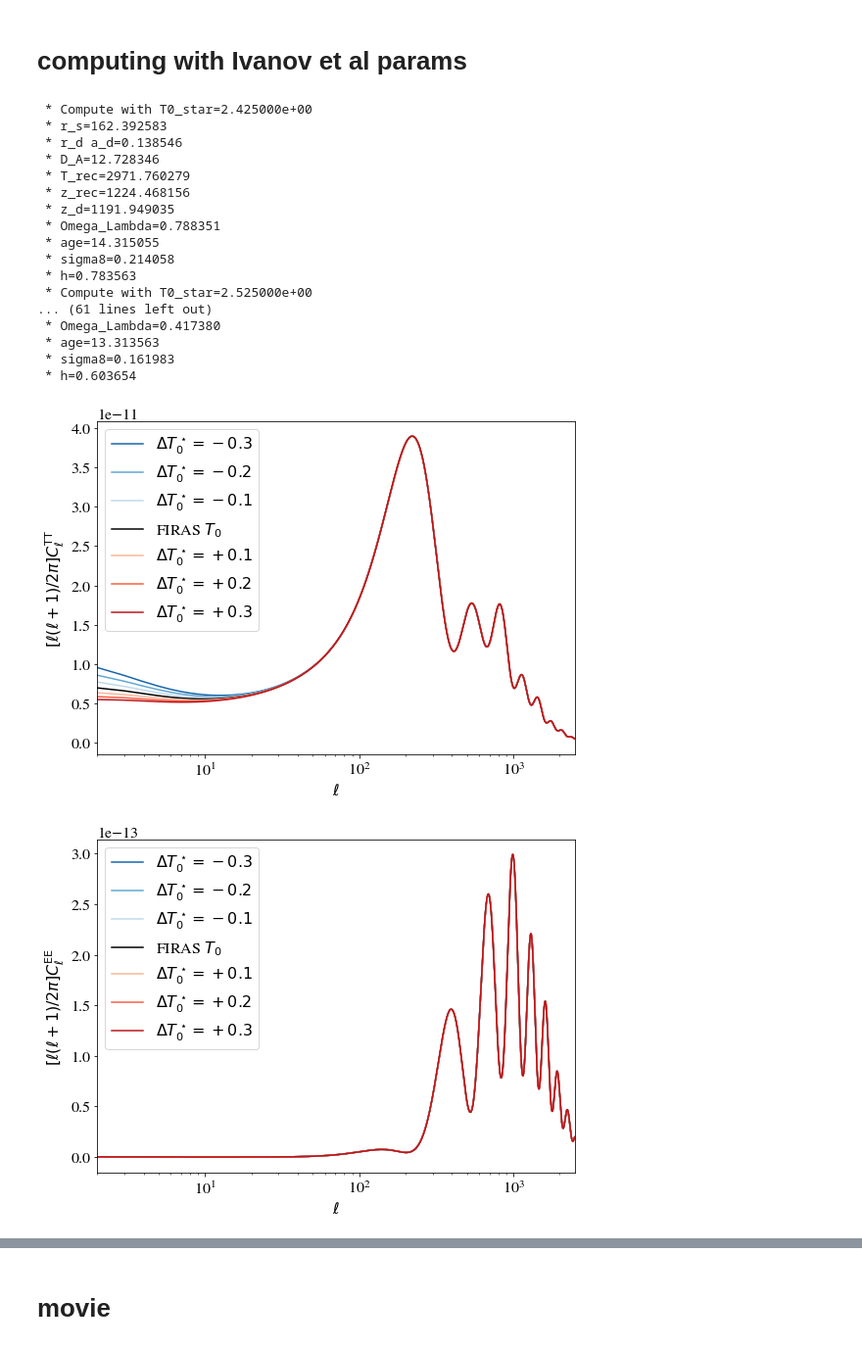
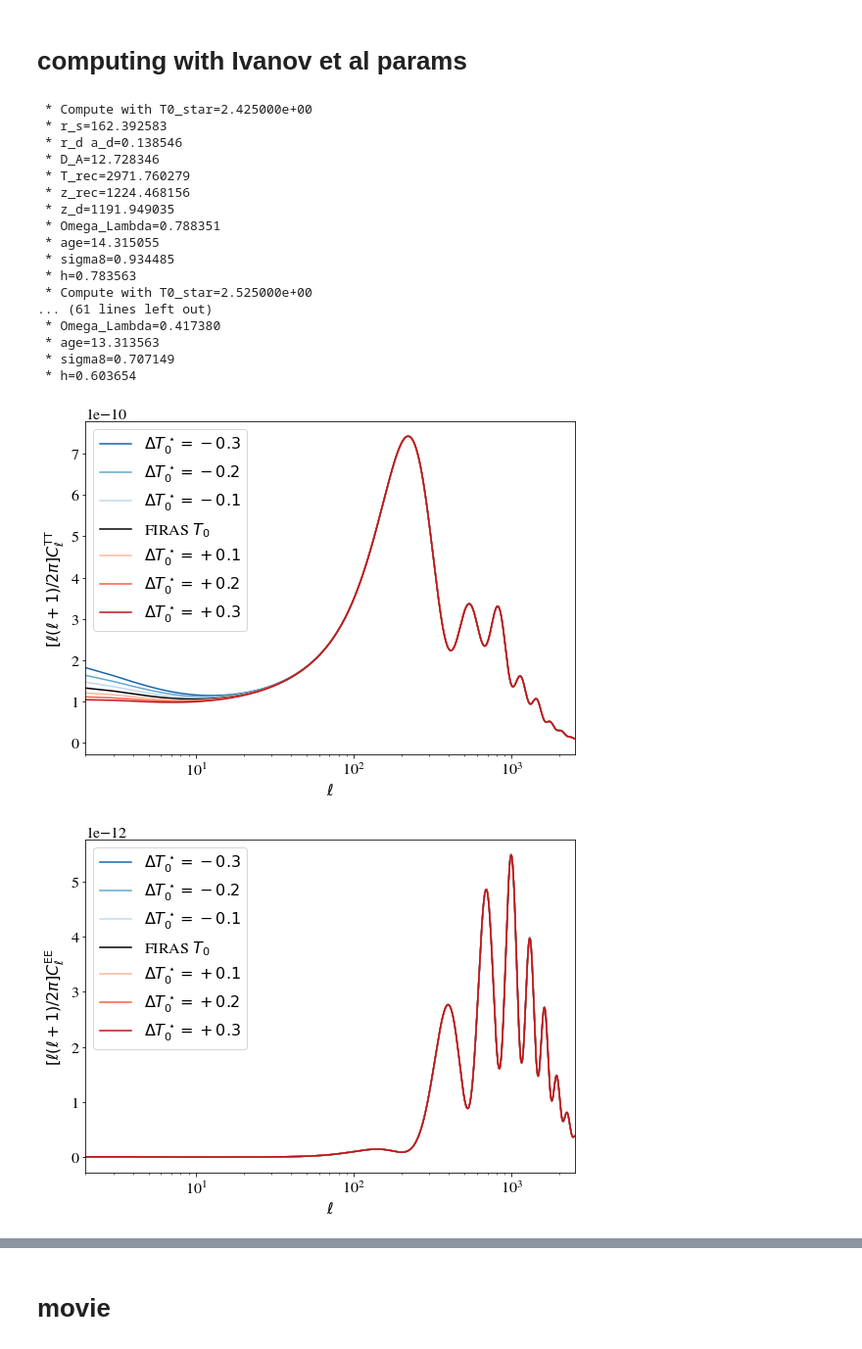
Before and after one commit to borisbolliet/class_dcdmsr, a Jupyter notebook: notebooks/varying_Tcmb.ipynb, the cells around one changed output, grey strips where cells are left out. Shown at 98% size. Cells and saved outputs as stored; diff of their text form; code cells hidden in the pictures.

```diff
--- a/notebooks/varying_Tcmb.ipynb
+++ b/notebooks/varying_Tcmb.ipynb
@@ -385,7 +385,7 @@ for i,var in enumerate(var_array):
     M.set({'bar_omega_b':bar_omega_b})
     M.set({'bar_omega_cdm':bar_omega_cdm})
 #     M.set({'a_today':atoday})
-    M.set({'bar_ln10^{10}A_s':bar_ln10_10_As})
+    M.set({'bar_ln10_10_A_s':bar_ln10_10_As})
 #     M.set({'z_pk':z_pk})
 #     M.set({'k_pivot':k_piv})
     M.set({var_name:var})
@@ -515,34 +515,34 @@ ax_PP.set_xlabel(r'$\ell$')
 ax_PP.set_ylabel(r'$[\ell^2(\ell+1)^2/2\pi]  C_\ell^\mathrm{\phi \phi}$')
 ax_PP.annotate(r'${\rm fixed}\quad \omega_b T_0^{-3},\,\omega_{cdm} T_0^{-3}\,, \theta_s,\, A_s T_0^{n_s-1}$',
 #                loc='lower left'
                  xy=(15,1.5e-9),
                  xytext=(15,1.5e-9)
               )
 # ax_PP.legend(legarray)
 # ax_PP.legend(r'$\omega_b T_0^{-3},\,\omega_{cdm} T_0^{-3}\,, \theta_s,\, A_s T_0^{n_s-1}\quad-\quad{\rm fixed}$',
 #                loc='lower left'
 # #                  xy=(10.5,1e-9),
 # #                  xytext=(10.5,1e-9)
 #               )
 fig_PP.tight_layout()
 fig_PP.savefig('spectra_%s_clpp.pdf' % var_figname)
 # %% [output]
  * Compute with T0_star=2.425000e+00
  * r_s=162.392583
  * r_d a_d=0.138546
  * D_A=12.728346
  * T_rec=2971.760279
  * z_rec=1224.468156
  * z_d=1191.949035
  * Omega_Lambda=0.788351
  * age=14.315055
- * sigma8=0.214058
+ * sigma8=0.934485
  * h=0.783563
  * Compute with T0_star=2.525000e+00
 ... (61 lines left out)
  * Omega_Lambda=0.417380
  * age=13.313563
- * sigma8=0.161983
+ * sigma8=0.707149
  * h=0.603654
-[figure, old version]
+[figure, new version]
-[figure, old version]
+[figure, new version]
```
Also changed, not shown: parts of 1 cell of this notebook, 2 other files.
